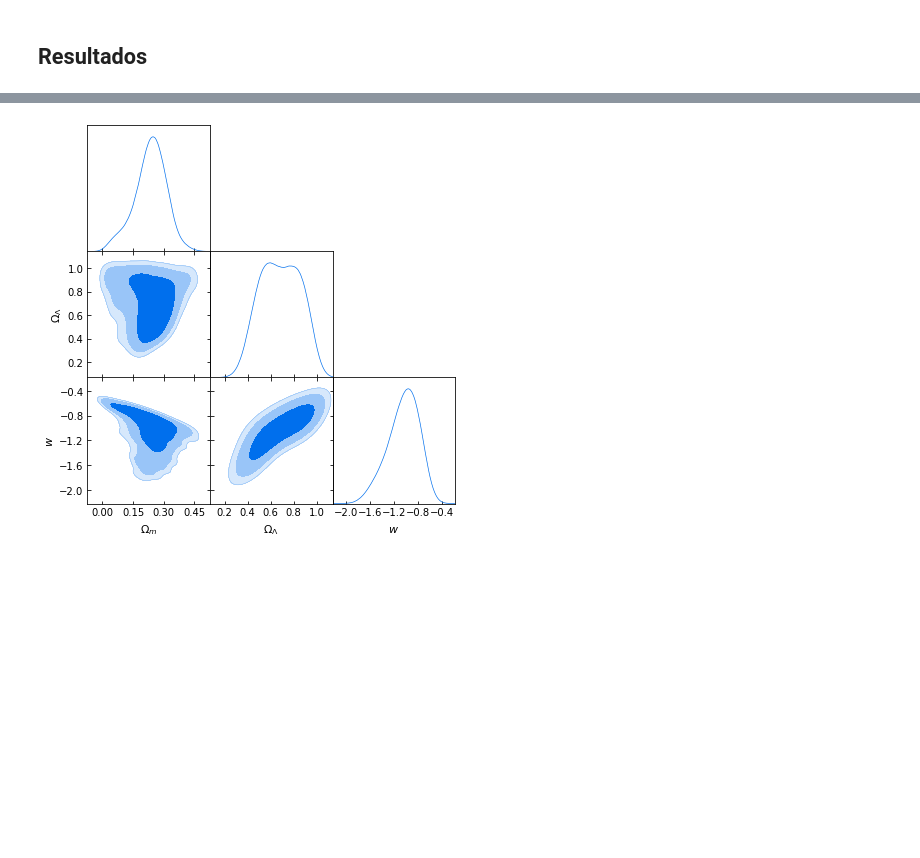
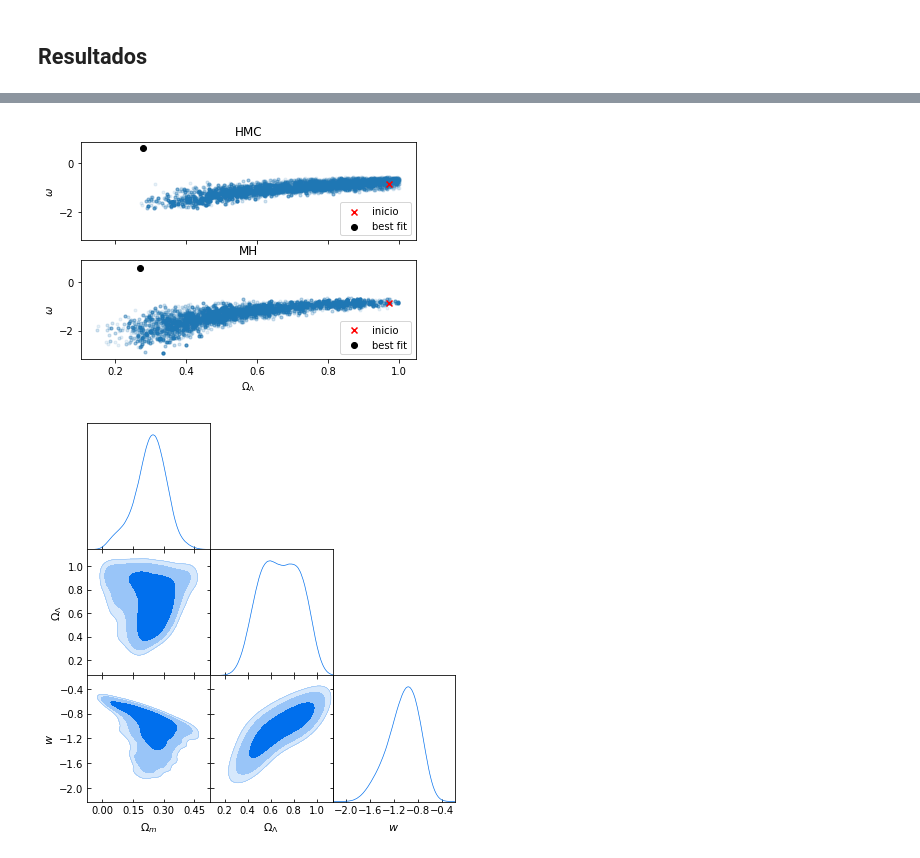
Before and after one commit to fluowhy/MCMC-methods, a Jupyter notebook: mcmc_hmc.ipynb, the cells around one changed output, grey strips where cells are left out. Drawn from its saved outputs; the diff is of its cells as text; code cells hidden in the pictures; blank space fills up the shorter version.

```diff
--- a/mcmc_hmc.ipynb
+++ b/mcmc_hmc.ipynb
@@ -589,3 +559,9 @@ Text(0,0.5,'$\\omega$')
+# %%
+names = [r'$\Omega_{\Lambda}$', r'$\omega$']
+keys = ['ol', 'w']
+plot(R_hmc, R_mh, keys, names, save='yes please')
+# %% [output]
+[figure, added]
 # %%
 #Get the getdist MCSamples objects for the samples, specifying same parameter
 #names and labels; if not specified weights are assumed to all be unity
```
Also changed, not shown: parts of 7 cells of this notebook, 4 other files.
